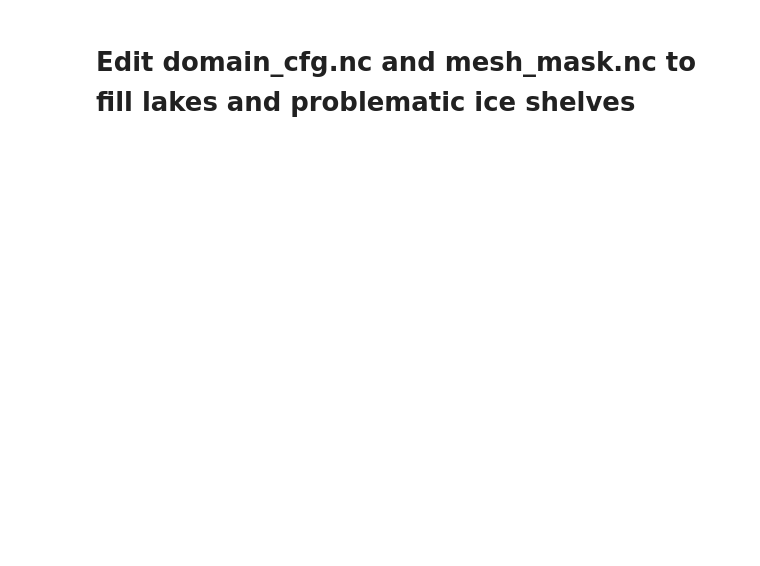
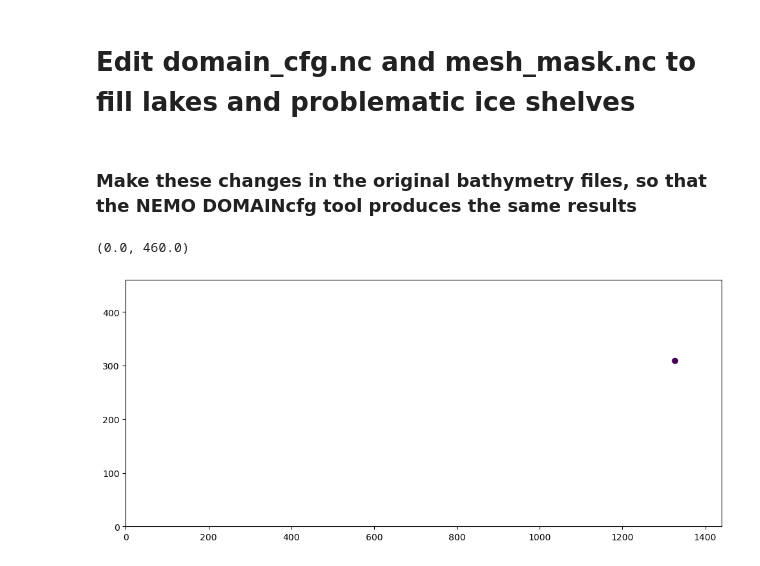
Before and after one commit to brogalla/analysis-birgal, a Jupyter notebook: nemo_config_setup/trouble-shooting/domcfg-processing.ipynb, the cells around one changed output. Saved outputs shown, nothing was run; the diff lists cells and outputs as text; code cells hidden in the pictures; blank space fills up the shorter version.

Commit message:
added section editing the underlying bathymetry file

```diff
--- a/nemo_config_setup/trouble-shooting/domcfg-processing.ipynb
+++ b/nemo_config_setup/trouble-shooting/domcfg-processing.ipynb
@@ -9,8 +9,8 @@ import cartopy.crs as ccrs
 # %%
 home ='/gws/nopw/j04/anthrofail/birgal/NEMO_AIS/bathymetry/'
 
-domcfg_orig   = xr.open_dataset(f'{home}domain_cfg-nico-test.nc')
-meshmask_orig = xr.open_dataset(f'{home}mesh_mask-nico-test.nc')
+# domcfg_orig   = xr.open_dataset(f'{home}domain_cfg-nico-test.nc')
+# meshmask_orig = xr.open_dataset(f'{home}mesh_mask-nico-test.nc')
 # %%
 def fill_lakes(array, dim='2D'):
 
@@ -70,3 +70,28 @@ for var in ['tmask', 'umask', 'vmask', 'fmask']:
     meshmask_new[var] = (('time_counter', 'nav_lev', 'y', 'x'), new_array)
 
 meshmask_new.to_netcdf(f'{home}mesh_mask-nico-test-method.nc', unlimited_dims=['time_counter'])
+# %% [markdown]
+### Make these changes in the original bathymetry files, so that the NEMO DOMAINcfg tool produces the same results
+# %%
+bathy_orig = xr.open_dataset(f'{home}bathy_meter_eORCA025_BedMachine3_IBCSO_AIS-20231025.nc')
+# %%
+# ---- Domain config file ------------
+bathy_new   = bathy_orig.copy()
+for var in ['Bathymetry', 'Bathymetry_isf', 'isf_draft']:
+    new_array       = fill_lakes(bathy_new[var].values.reshape((1, bathy_new.y.size, bathy_new.x.size)), dim='2D')
+    new_array       = fill_problem_iceshelf(new_array, dim='2D')
+    bathy_new[var] = (('y', 'x'), new_array[0,:,:])
+
+bathy_new.to_netcdf(f'{home}bathy_meter_eORCA025_BedMachine3_IBCSO_AIS-20250715.nc', unlimited_dims=['time_counter'])
+# %%
+var='isf_draft' # Bathymetry, Bathymetry_isf, isf_draft
+diff    = (bathy_new[var] - bathy_orig[var])
+xx, yy  = np.meshgrid(bathy_new.x, bathy_new.y)
+
+fig, ax = plt.subplots(1,1, figsize=(12,5))
+ax.scatter(xx, yy, c=diff.where(diff!=0))
+ax.set_xlim(0,1440)
+ax.set_ylim(0,460)
+# %% [output]
+(0.0, 460.0)
+[figure, added]
```
Also changed, not shown: parts of 5 cells of this notebook.
